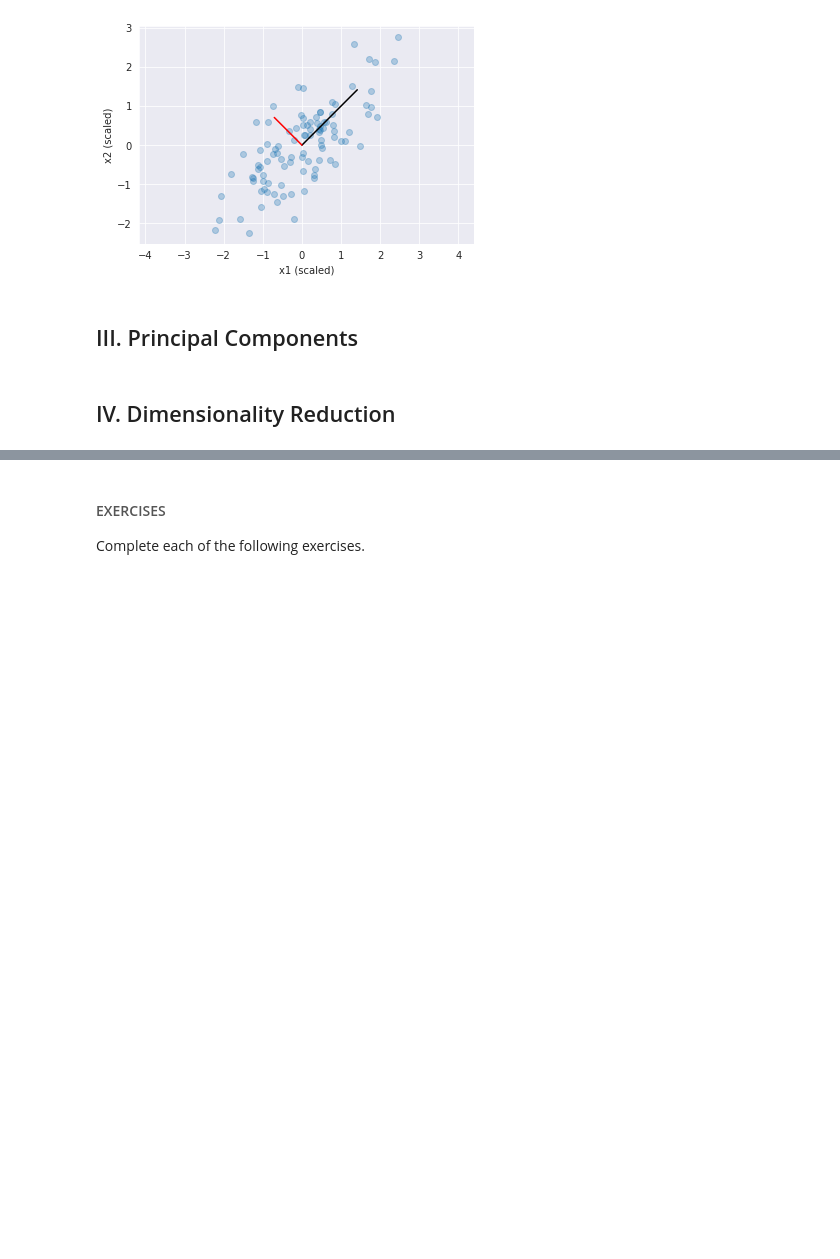
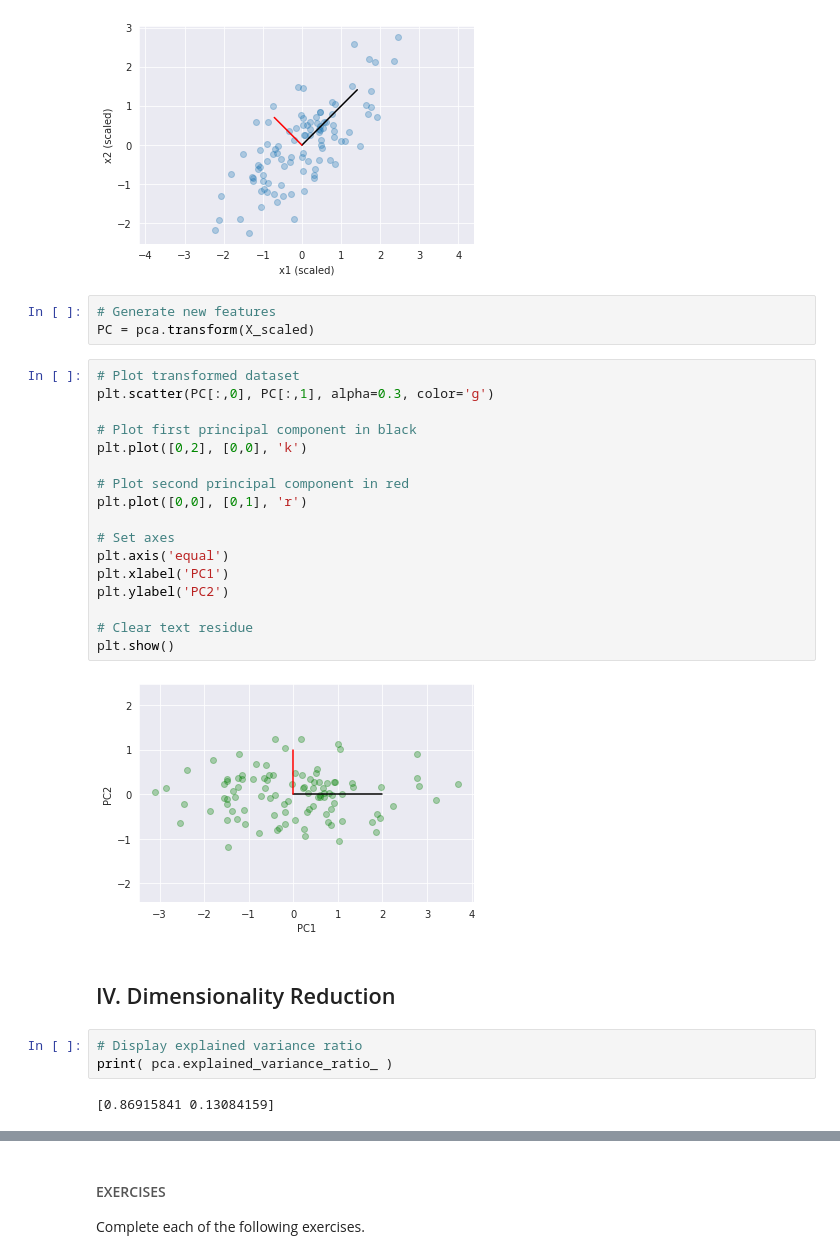
Before and after one commit to cedricsoares/elite_data_science, a Jupyter notebook: 3 - Workbook - PCA.ipynb, the cells around one changed output, grey strips where cells are left out. Saved outputs shown, nothing was run; the diff lists cells and outputs as text; blank space fills up the shorter version.

```diff
--- a/3 - Workbook - PCA.ipynb
+++ b/3 - Workbook - PCA.ipynb
@@ -143,7 +145,32 @@ plt.ylabel('x2 (scaled)')
 plt.show()
 # %% [output]
 [figure]
-# %% [markdown]
-## III. Principal Components
+# %%
+# Generate new features
+PC = pca.transform(X_scaled)
+# %%
+# Plot transformed dataset
+plt.scatter(PC[:,0], PC[:,1], alpha=0.3, color='g')
+
+# Plot first principal component in black
+plt.plot([0,2], [0,0], 'k')
+
+# Plot second principal component in red
+plt.plot([0,0], [0,1], 'r')
+
+# Set axes
+plt.axis('equal')
+plt.xlabel('PC1')
+plt.ylabel('PC2')
+
+# Clear text residue
+plt.show()
+# %% [output]
+[figure, added]
 # %% [markdown]
 ## IV. Dimensionality Reduction
+# %%
+# Display explained variance ratio
+print( pca.explained_variance_ratio_ )
+# %% [output]
+[0.86915841 0.13084159]
```
Also changed, not shown: parts of 14 cells of this notebook, 1 other file.
